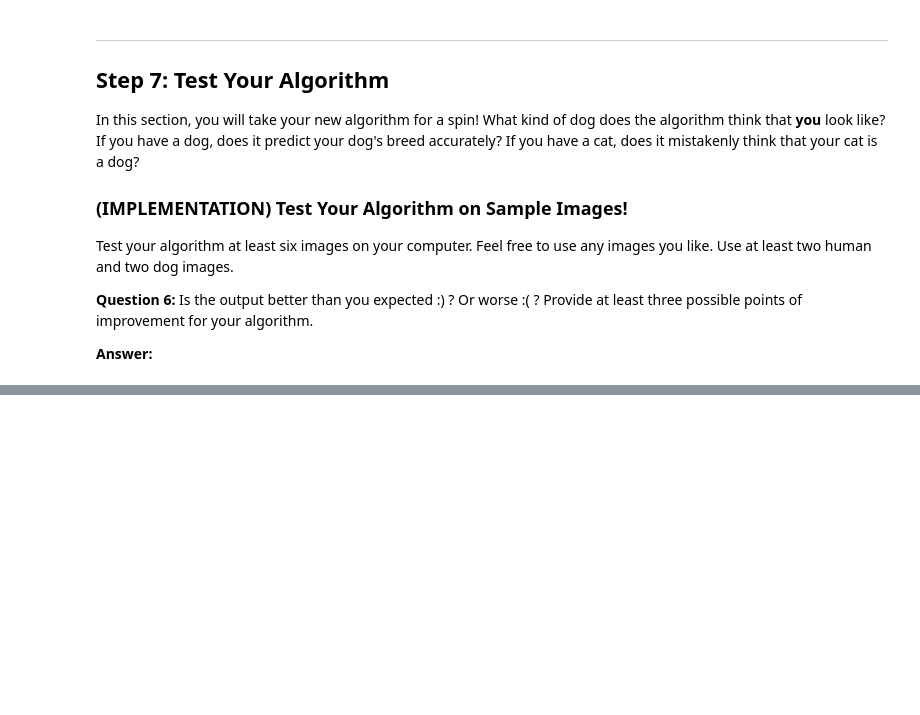
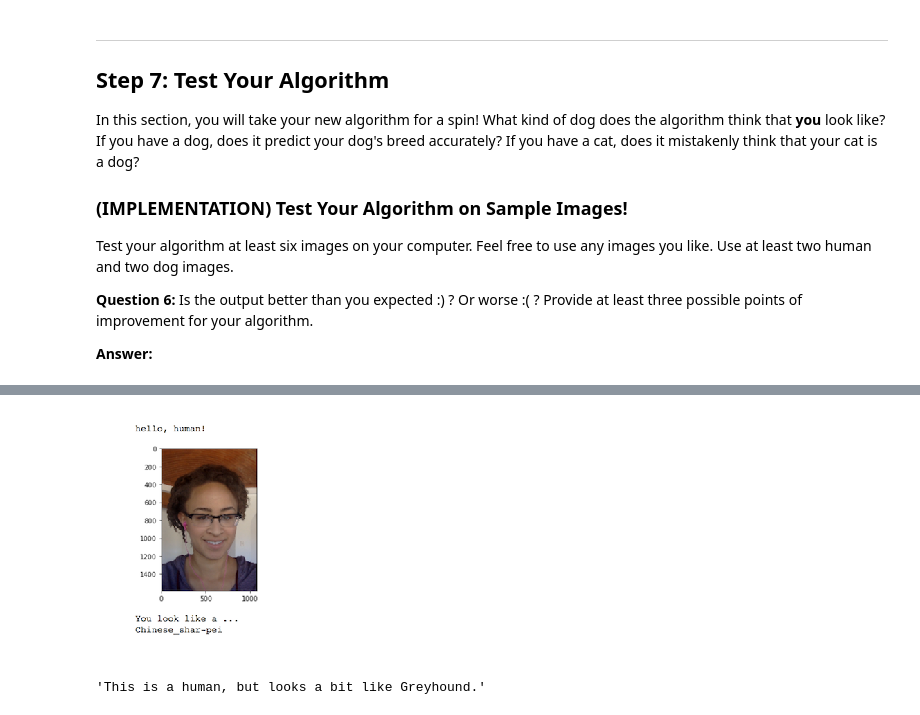
Before and after one commit to jakubkocvara/Dog-Breed-Classifier, a Jupyter notebook: dog_app.ipynb, the cells around one changed output, grey strips where cells are left out. Saved outputs shown, nothing was run; the diff lists cells and outputs as text; code cells hidden in the pictures; blank space fills up the shorter version.

```diff
--- a/dog_app.ipynb
+++ b/dog_app.ipynb
@@ -843,0 +905,5 @@ This photo looks like a Brittany
+# %%
+classify(image_list[2])
+# %% [output]
+[figure, added]
+'This is a human, but looks a bit like Greyhound.'
```
Also changed, not shown: parts of 23 cells of this notebook, 6 other files.
